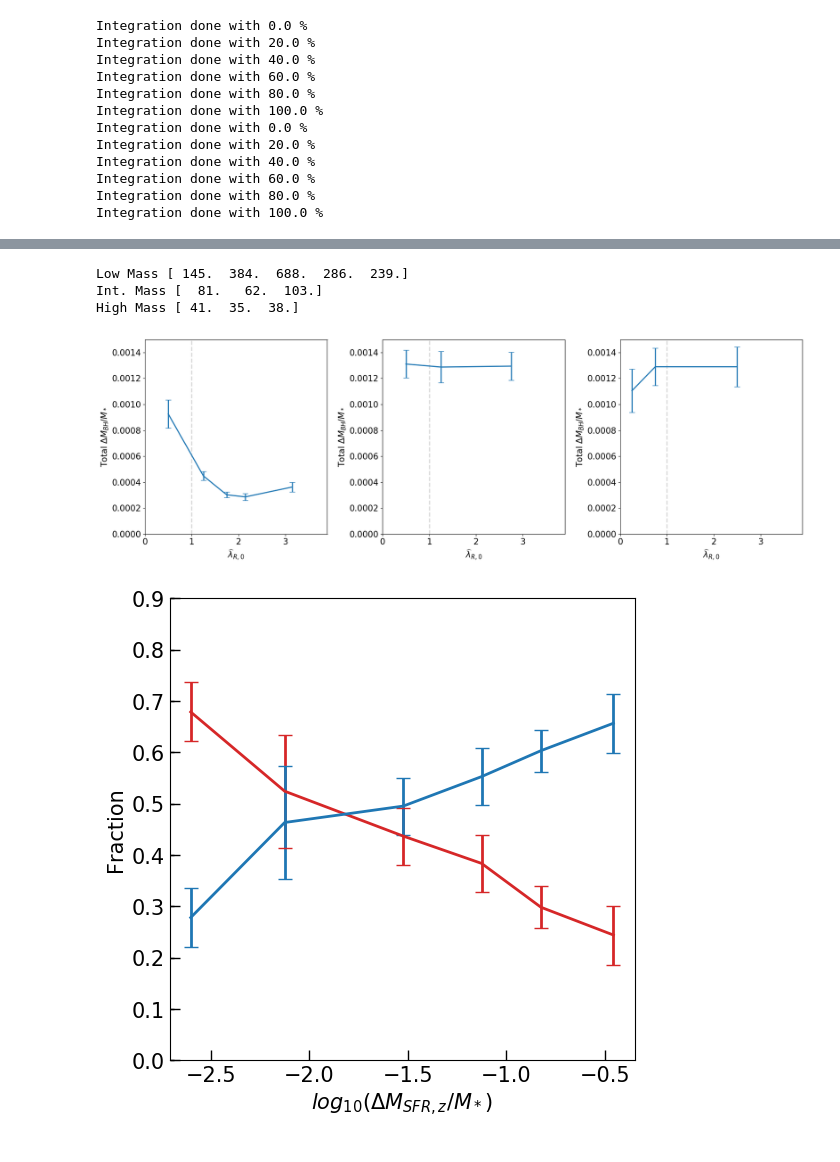
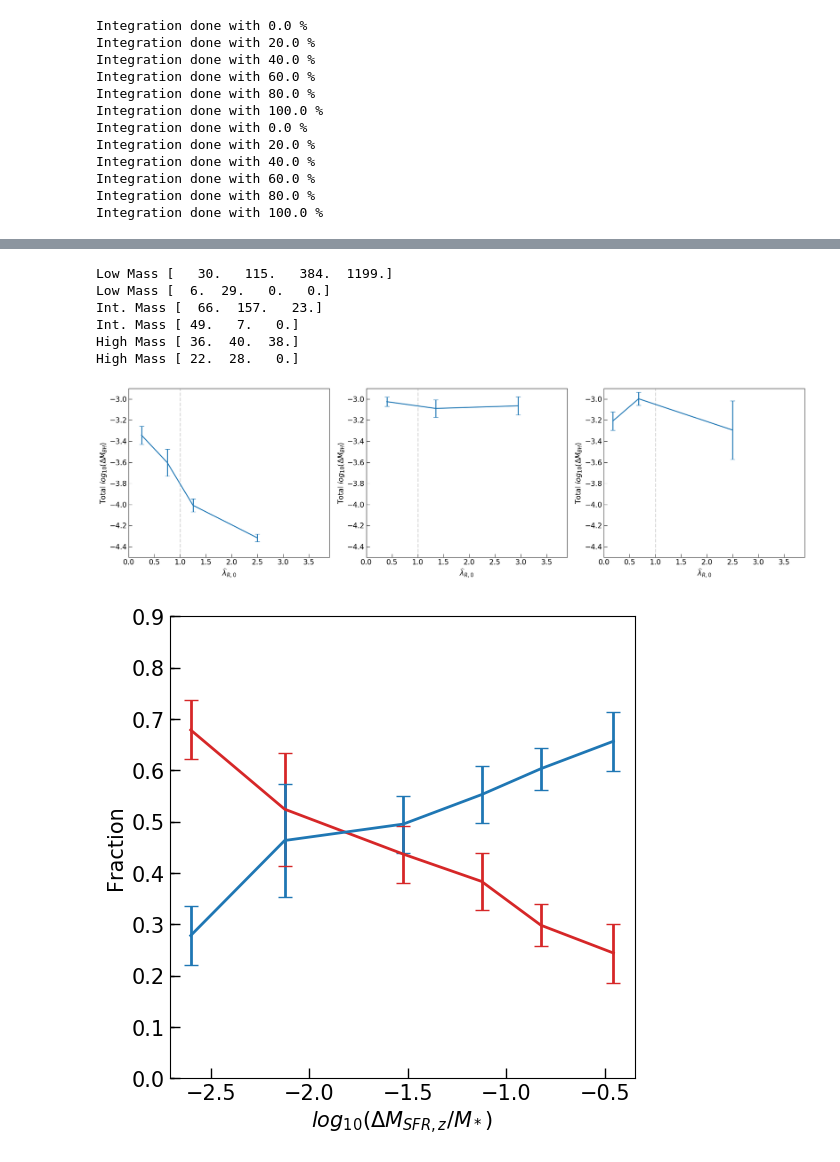
Before and after one commit to zpenoyre/illustris, a Jupyter notebook: web/code/feedback_analysis.ipynb, the cells around one changed output, grey strips where cells are left out. Drawn from its saved outputs; the diff is of its cells as text; code cells hidden in the pictures.

```diff
--- a/web/code/feedback_analysis.ipynb
+++ b/web/code/feedback_analysis.ipynb
@@ -104,6 +113,12 @@ Integration done with 40.0 %
 Integration done with 60.0 %
 Integration done with 80.0 %
 Integration done with 100.0 %
+# %%
+#np.savetxt('../../data/BH_total_integration.txt', bhdot_int_total)
+#np.savetxt('../../data/SFR_total_integration.txt', stardot_int_total)
+
+bhdot_int_total = np.loadtxt('../../data/BH_total_integration.txt')
+stardot_int_total = np.loadtxt('../../data/SFR_total_integration.txt')
 # %%
 # lambda vs delta black hole over mass of galaxy at 0 for all redshifts
 fig = plt.figure(figsize=(18, 6));gs=gridspec.GridSpec(1, 3); z_map=[0,19,32,50]; color = mpl.cm.get_cmap('YlOrRd');
@@ -151,6 +166,6 @@ Low Mass z= 0.0 [ 131.  331.  868.  223.]
 # %%
 # lambda vs delta star formation over mass of galaxy at 0 for all redshifts
-fig = plt.figure(figsize=(18, 6));gs=gridspec.GridSpec(1, 3); z_map=[0,19,32,50]; color = mpl.cm.get_cmap('YlOrRd');
+fig = plt.figure(figsize=(21, 6));gs=gridspec.GridSpec(1, 3); z_map=[0,19,32,50]; color = mpl.cm.get_cmap('YlOrRd');
 mass = [0,10,32,150]; label = ['Low Mass','Int. Mass', 'High Mass']; label_ax = ['z=0', 'z=0.25', 'z=0.5', 'z=1']
 bins = np.array([[0,1,1.5,2,2.5,4],
                  [0,0.8,1.5,1.7,4],
@@ -169,21 +184,23 @@ for j in [2,1,0]:
         data_z0 = data_z0[(data_z0[:,14]<0.5) & mass_mask & star_mask];
 
         # bin all of them
-        binned_data = bf.bin_data(data_z0[:,16], (data_zn[:,0]/data_z0[:,2]), bins[j])
+        binned_data = bf.bin_data(data_z0[:,16], (data_zn[:,0]), bins[j])
         ax.errorbar(binned_data[:,6], binned_data[:,1], yerr=binned_data[:,3], fmt='-', label=label_ax[i], capsize=5 , color=color(0.4+i*0.2))
 
         minor_ticks_x = np.arange(0, 4, 0.1); ax.set_xticks(minor_ticks_x, minor=True); ax.xaxis.set_tick_params(which='minor',width=1, length=3, direction='in');
         ax.xaxis.set_tick_params(width=1, length=7, direction='in'); ax.yaxis.set_tick_params(width=1, length=7, direction='in');
-        ax.set_xlabel(r'$\widehat{\lambda}_{R, 0}$'); ax.set_ylabel(r'$\Delta M_{SFR, z}/{M_*}$');
-        ax.set_xlim([0,3.9]); ax.set_ylim([0.001,0.3])
+        ax.set_xlabel(r'$\widehat{\lambda}_{R, 0}$'); ax.set_ylabel(r'$log_{10}(\Delta M_{SFR, z})$');
+        ax.set_xlim([0,3.9]); ax.set_ylim([0.05,10])
         ax.set_yscale('log')
         ax.axvline(1, color='grey', alpha=0.3, linestyle='--');
-        #ax.text(3.8,0.3, label[j],fontsize=15, fontweight='bold', ha='right');
+        ax.text(3.8,7,label[j],fontsize=15, fontweight='bold', ha='right');
         #handles, labels = ax.get_legend_handles_labels(); handles = [h[0] for h in handles];ax.legend(handles,labels,loc="best");
         print(label[j],'z=',i/2-0.5, binned_data[:,5])
 
 
+
 plt.tight_layout();
+#plt.savefig('../../Plots/M_SFR_redshifts_lambda_mas_bins.pdf', format='pdf')
 plt.show()
 # %% [output]
 High Mass z= 1.0 [ 40.  34.  36.]
@@ -239,40 +269,56 @@ High Mass [ 41.  35.  37.]
 # %%
 # fraction of ellipcials in filaments (blue) and clusters (red) at z=0 compared to delta bh over all time
-fig = plt.figure(figsize=(18, 6));gs=gridspec.GridSpec(1, 3);
+fig = plt.figure(figsize=(21, 6));gs=gridspec.GridSpec(1, 3);
 mass = [0,10,32,150]; label = ['Low Mass','Int. Mass', 'High Mass'];
-bins = np.array([[0,1,1.5,2,2.3,4],
-                 [0,1,1.5,4],
-                 [0,0.5,1,4]]);
+bins = np.array([[0,0.5,1,1.5,3.5],
+                 [0,0.8,1.9,4],
+                 [0,.35,1,4]]);
 
 for j in [0,1,2]:
     ax = plt.subplot(gs[0,j], facecolor='white');
     data_z0 = allgalData[0];
     data_zn = bhdot_int_total
     # take all gals that are ellipticals at z=0 and have a certain mass
     mass_mask = maskMass_data(data_z0[:,2],mass[j],mass[j+1]);
     star_mask = (data_zn[:,0]!=0)
     data_zn = data_zn[(data_z0[:,14]<0.5) & mass_mask & star_mask];
     data_z0 = data_z0[(data_z0[:,14]<0.5) & mass_mask & star_mask];
+    output = tf.web_evolution(allgalData, webData,3,0); clean_output = output[~np.isnan(output[:,2])].astype('int64');
+    # clean output of nan and then take all gals that can be traced back
+    data_z0_high = galData[0][clean_output[:,2]]; data_z1_high = galData[3][clean_output[:,3]]; data_zn_high = bhdot_int_total[clean_output[:,2]];
+    mass_mask_high = maskMass_data(data_z0_high[:,2], mass[j],mass[j+1]); star_mask_high = (data_zn_high[:,0]!=0);
+
+    data_zn_high = data_zn_high[(data_z0_high[:,14]<0.5) & mass_mask_high & star_mask_high & (data_z1_high[:,16]>1.5) & (data_z0_high[:,16] < 1)];
+    data_z0_high = data_z0_high[(data_z0_high[:,14]<0.5) & mass_mask_high & star_mask_high & (data_z1_high[:,16]>1.5)  & (data_z0_high[:,16] < 1)];
 
     # bin all of them
-    binned_data = bf.bin_data(data_z0[:,16], (data_zn[:,0]/data_z0[:,2]), bins[j])
+    binned_data = bf.bin_data(data_z0[:,16], np.log10(data_zn[:,0]/data_z0[:,2]), bins[j])
+    binned_data_high = bf.bin_data(data_z0_high[:,16], (data_zn_high[:,0]/data_z0_high[:,2]), bins[j])
+
     ax.errorbar(binned_data[:,6], binned_data[:,1], yerr=binned_data[:,3], fmt='-', capsize=5 , color='C0')
+    #ax.errorbar(binned_data_high[:,6], binned_data_high[:,1], yerr=binned_data_high[:,3], fmt='-', capsize=5 , color='C3')
 
     #minor_ticks_x = np.arange(0, 4, 0.1); ax.set_xticks(minor_ticks_x, minor=True); ax.xaxis.set_tick_params(which='minor',width=1, length=3, direction='in');
     #ax.xaxis.set_tick_params(width=1, length=7, direction='in'); ax.yaxis.set_tick_params(width=1, length=7, direction='in');
-    ax.set_xlabel(r'$\widehat{\lambda}_{R, 0}$'); ax.set_ylabel(r'Total $\Delta M_{BH}/{M_*}$');
-    ax.set_xlim([0,3.9]); ax.set_ylim([0,0.0015])
+    ax.set_xlabel(r'$\widehat{\lambda}_{R, 0}$'); ax.set_ylabel(r'Total $log_{10}(\Delta M_{BH})$');
+    ax.set_xlim([0,3.9]); ax.set_ylim([-4.5,-2.9])
     ax.axvline(1, color='grey', alpha=0.3, linestyle='--');
     #ax.text(3.8,0.3, label[j],fontsize=15, fontweight='bold', ha='right');
     #handles, labels = ax.get_legend_handles_labels(); handles = [h[0] for h in handles];ax.legend(handles,labels,loc="best");
     print(label[j], binned_data[:,5])
+    print(label[j], binned_data_high[:,5])
+
+#plt.savefig('../../Plots/M_BH_Mstell_lambda_mas_bins.pdf', format='pdf')
 
 plt.tight_layout();
 # %% [output]
-Low Mass [ 145.  384.  688.  286.  239.]
-Int. Mass [  81.   62.  103.]
-High Mass [ 41.  35.  38.]
+Low Mass [   30.   115.   384.  1199.]
+Low Mass [  6.  29.   0.   0.]
+Int. Mass [  66.  157.   23.]
+Int. Mass [ 49.   7.   0.]
+High Mass [ 36.  40.  38.]
+High Mass [ 22.  28.   0.]
-[figure, old version]
+[figure, new version]
 # %%
 # fraction of ellipcials in filaments (blue) and clusters (red) at z=0 compared to sfr over 0.5Gyrs
 bins = [0,0.005,0.01,0.05,0.1,0.2,.5]
```
Also changed, not shown: parts of 14 cells of this notebook, 24 other files.
